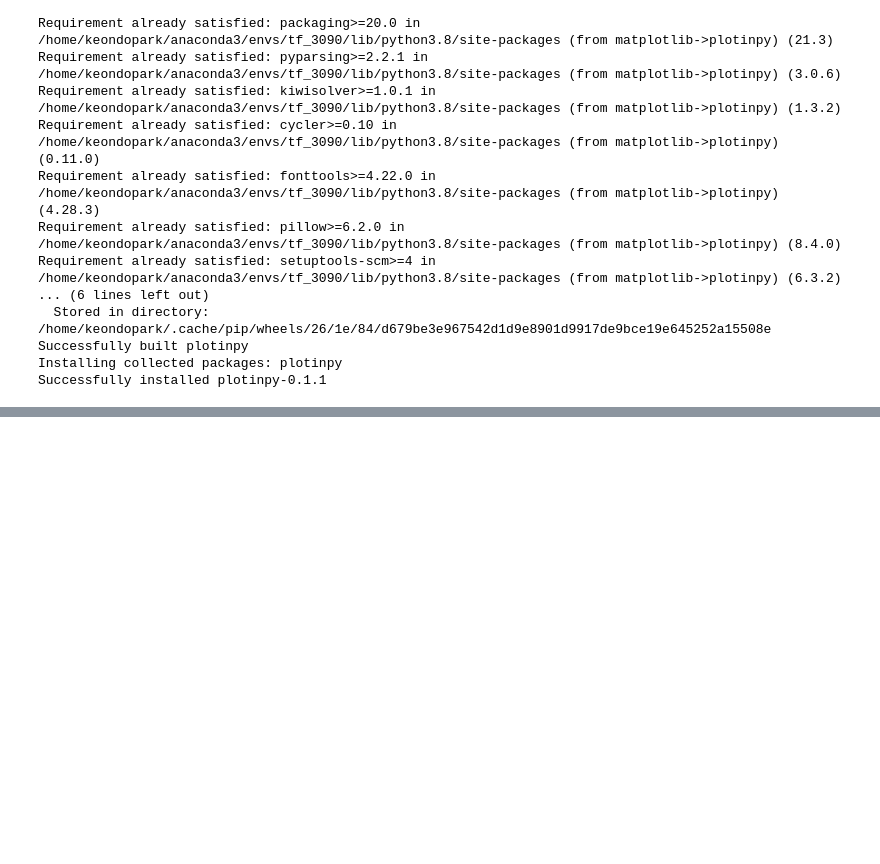
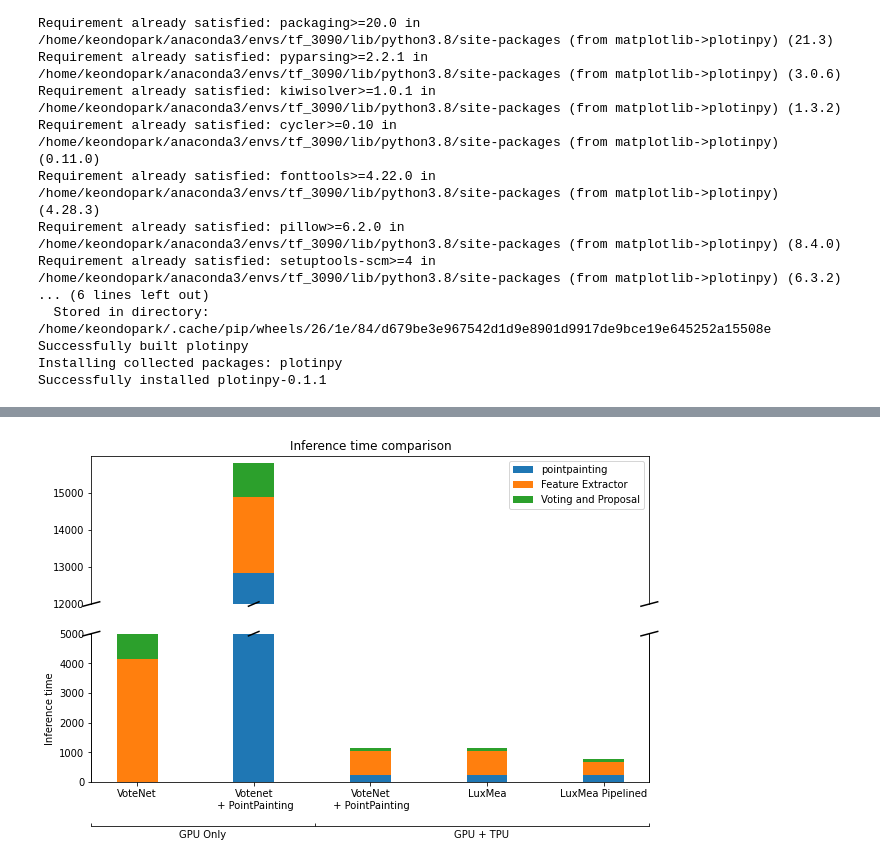
Before and after one commit to KeondoPark/votenet_tf, a Jupyter notebook: DistOfValues_Voting_Proposal.ipynb, the cells around one changed output, grey strips where cells are left out. Saved outputs shown, nothing was run; the diff lists cells and outputs as text; code cells hidden in the pictures; blank space fills up the shorter version.

```diff
--- a/DistOfValues_Voting_Proposal.ipynb
+++ b/DistOfValues_Voting_Proposal.ipynb
@@ -561,0 +486,77 @@ plt.show()
+# %%
+labels = ['VoteNet', 'Votenet\n + PointPainting', 'VoteNet\n + PointPainting', 'LuxMea', 'LuxMea Pipelined']
+pointpainting = [0, 12838, 233, 232, 235]
+FeatureExtractor = [4132,2053,817,817,451]
+VotingProposal_bottom = [4132,14891,1051,1049,686]
+VotingProposal = [998,904,93,101,101]
+#women_std = [3, 5, 2, 3, 3]
+width = 0.35       # the width of the bars: can also be len(x) sequence
+
+fig, (ax1,ax2) = plt.subplots(2,1,sharex=True,figsize=(10,6))
+bs = 5000
+ts = 12000
+
+# Draw axis on both ax1, ax2
+ax2.set_ylim(0,bs)
+ax1.set_ylim(ts,16000)
+ax1.set_yticks(np.arange(ts,16000,1000))
+ax1.spines['bottom'].set_visible(False)
+ax1.tick_params(axis='x',which='both',bottom=False)
+ax2.spines['top'].set_visible(False)
+
+# Draw stacked bars on both ax1, ax2
+#bars2 = ax2.bar(labels, pointpainting, width, yerr=men_std, label='pointpainting')
+bars2 = ax2.bar(labels, pointpainting, width, label='pointpainting')
+ax2.bar(labels, FeatureExtractor, width, bottom=pointpainting,
+       label='Feature Extractor')
+ax2.bar(labels, VotingProposal, width, bottom=VotingProposal_bottom,
+       label='Voting and Proposal')
+bars1 = ax1.bar(labels, pointpainting, width, label='pointpainting')
+ax1.bar(labels, FeatureExtractor, width, bottom=pointpainting,
+       label='Feature Extractor')
+ax1.bar(labels, VotingProposal, width, bottom=VotingProposal_bottom,
+       label='Voting and Proposal')
+
+# Break mark on axis
+d = .015
+kwargs = dict(transform=ax1.transAxes, color='k', clip_on=False)
+ax1.plot((-d, +d), (-d, +d), **kwargs)
+ax1.plot((1 - d, 1 + d), (-d, +d), **kwargs)
+
+kwargs.update(transform=ax2.transAxes)
+ax2.plot((-d, +d), (1 - d, 1 + d), **kwargs)
+ax2.plot((1 - d, 1 + d), (1 - d, 1 + d), **kwargs)
+
+for b1, b2 in zip(bars1, bars2):
+    posx = b2.get_x() + b2.get_width()/2.
+    if b2.get_height() > bs:
+        ax2.plot((posx-3*d, posx+3*d), (1 - d, 1 + d), color='k', clip_on=False,
+                 transform=ax2.get_xaxis_transform())
+    if b1.get_height() > ts:
+        ax1.plot((posx-3*d, posx+3*d), (- d, + d), color='k', clip_on=False,
+                 transform=ax1.get_xaxis_transform())
+
+
+ax2.set_ylabel('Inference time')
+ax1.set_title('Inference time comparison')
+ax1.legend()
+
+# Second X-axis
+import matplotlib.ticker as ticker
+ax3 = ax2.twiny()
+
+ax3.spines["bottom"].set_position(("axes", -0.30))
+ax3.spines['top'].set_visible(False)
+ax3.tick_params('both', length=0, width=0, which='minor')
+ax3.tick_params('both', direction='in', which='major')
+ax3.xaxis.set_ticks_position("bottom")
+ax3.xaxis.set_label_position("bottom")
+
+ax3.set_xticks([0.0, 0.4, 1.0])
+ax3.xaxis.set_major_formatter(ticker.NullFormatter())
+ax3.xaxis.set_minor_locator(ticker.FixedLocator([0.2, 0.7]))
+ax3.xaxis.set_minor_formatter(ticker.FixedFormatter(['GPU Only', 'GPU + TPU']))
+
+plt.show()
+# %% [output]
+[figure, added]
```
Also changed, not shown: parts of 9 cells of this notebook, 8 other files.
